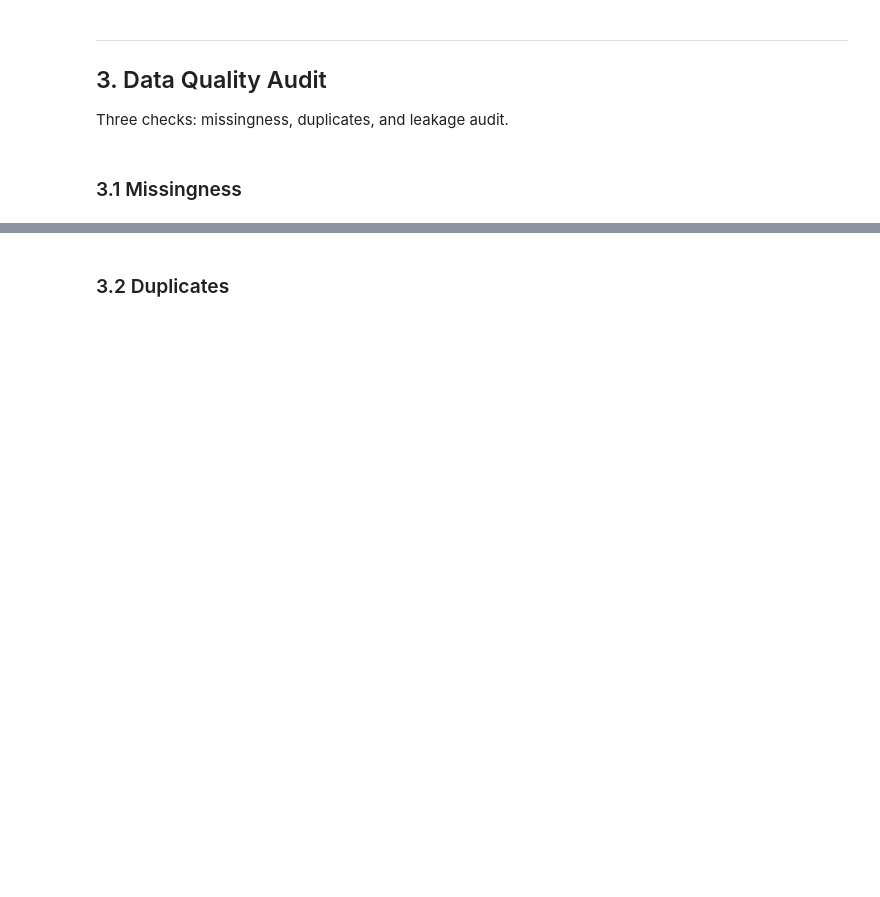
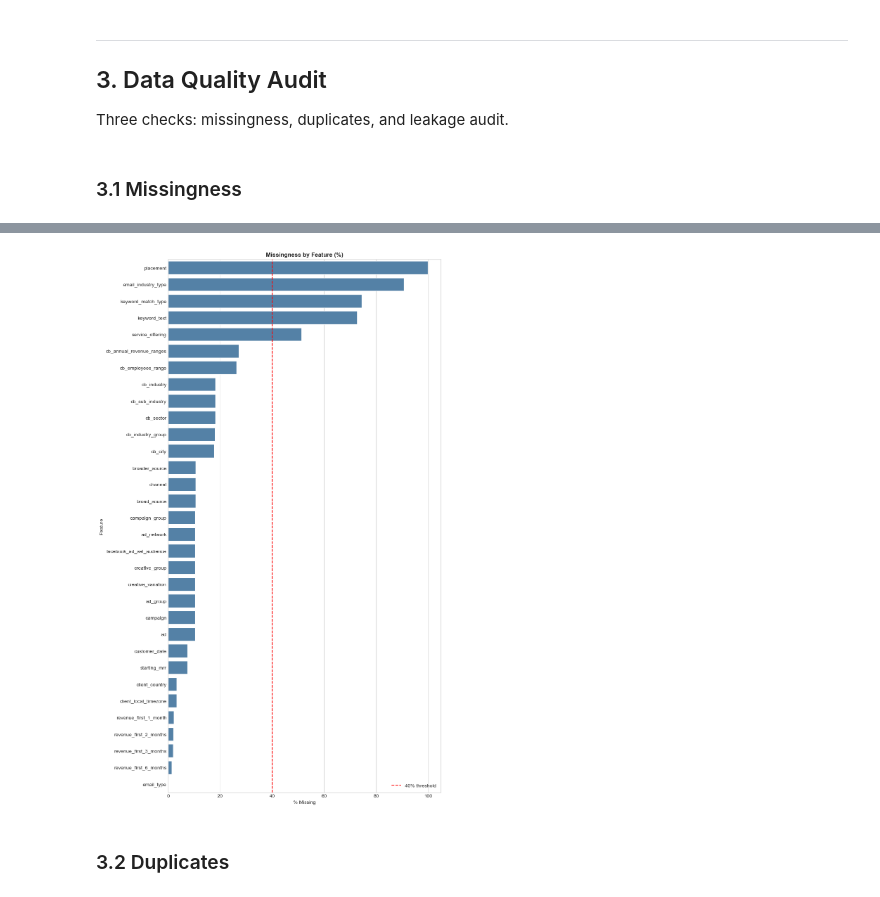
Before and after one commit to christianvibar/mab2134_algo1, a Jupyter notebook: notebooks/01_eda.ipynb, the cells around one changed output, grey strips where cells are left out. Saved outputs shown, nothing was run; the diff lists cells and outputs as text; code cells hidden in the pictures; blank space fills up the shorter version.

```diff
--- a/notebooks/01_eda.ipynb
+++ b/notebooks/01_eda.ipynb
@@ -328,15 +346,17 @@ else:
 # %%
 # Visualize missingness
 if not missing_df.empty:
     fig, ax = plt.subplots(figsize=(10, max(4, len(missing_df) * 0.5)))
     sns.barplot(x='Missing %', y=missing_df.index, data=missing_df, color='steelblue', ax=ax)
     ax.set_title('Missingness by Feature (%)', fontweight='bold')
     ax.set_xlabel('% Missing')
-    ax.set_ylabel('')
-    ax.axvline(40, color='red', linestyle='--', label='40% threshold (company_industry flag)')
-    ax.legend()
+    ax.set_ylabel('Feature')
+    ax.axvline(40, color='red', linestyle='--', label='40% threshold')
+    ax.legend(loc='lower right')
     plt.tight_layout()
     plt.show()
+# %% [output]
+[figure, added]
 # %% [markdown]
 ### 3.2 Duplicates
 # %%
```
Also changed, not shown: parts of 11 cells of this notebook.
